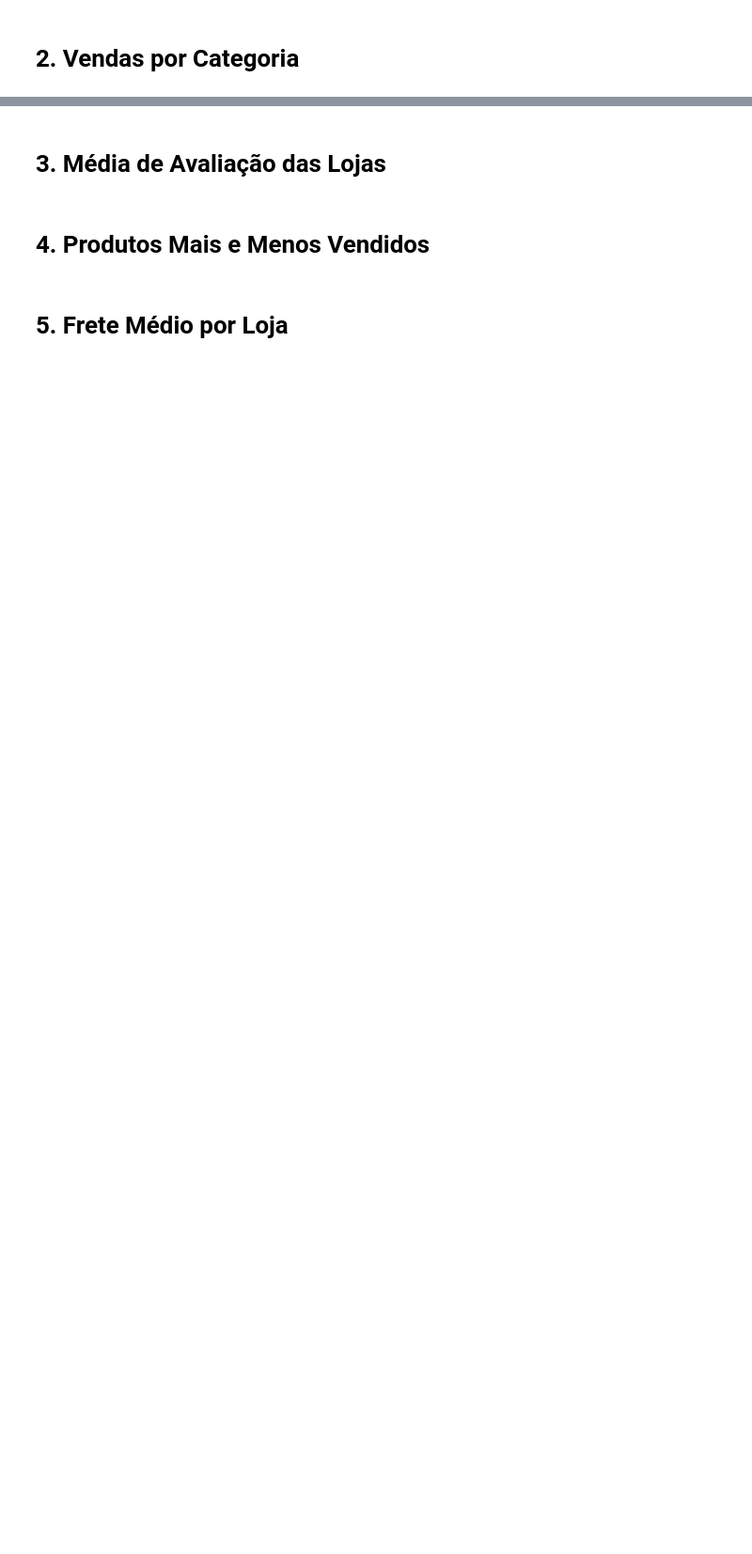
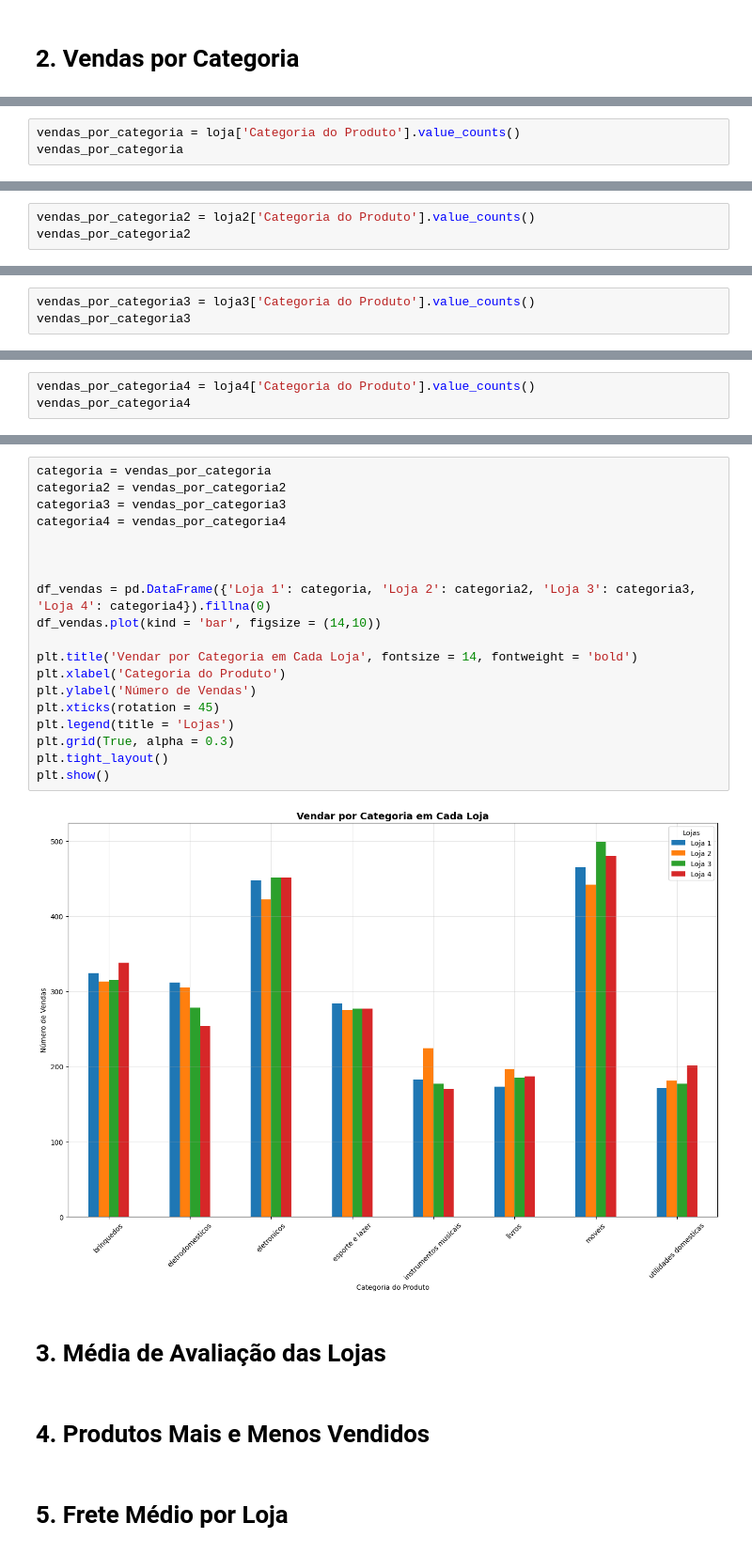
Before and after one commit to Rafael-Henrique07/challenge_alura_store, a Jupyter notebook: Alura_Store.ipynb, the cells around one changed output, grey strips where cells are left out. Shown at 94% size. Drawn from its saved outputs; the diff is of its cells as text; blank space fills up the shorter version.

```diff
--- a/Alura_Store.ipynb
+++ b/Alura_Store.ipynb
@@ -27,0 +76,3 @@ loja.head()
+# %%
+vendas_por_categoria = loja['Categoria do Produto'].value_counts()
+vendas_por_categoria
@@ -27,0 +91,3 @@ loja.head()
+# %%
+vendas_por_categoria2 = loja2['Categoria do Produto'].value_counts()
+vendas_por_categoria2
@@ -27,0 +106,3 @@ loja.head()
+# %%
+vendas_por_categoria3 = loja3['Categoria do Produto'].value_counts()
+vendas_por_categoria3
@@ -27,0 +121,3 @@ loja.head()
+# %%
+vendas_por_categoria4 = loja4['Categoria do Produto'].value_counts()
+vendas_por_categoria4
@@ -28,3 +136,24 @@ loja.head()
+# %%
+categoria = vendas_por_categoria
+categoria2 = vendas_por_categoria2
+categoria3 = vendas_por_categoria3
+categoria4 = vendas_por_categoria4
+
+
+
+df_vendas = pd.DataFrame({'Loja 1': categoria, 'Loja 2': categoria2, 'Loja 3': categoria3, 'Loja 4': categoria4}).fillna(0)
+df_vendas.plot(kind = 'bar', figsize = (14,10))
+
+plt.title('Vendar por Categoria em Cada Loja', fontsize = 14, fontweight = 'bold')
+plt.xlabel('Categoria do Produto')
+plt.ylabel('Número de Vendas')
+plt.xticks(rotation = 45)
+plt.legend(title = 'Lojas')
+plt.grid(True, alpha = 0.3)
+plt.tight_layout()
+plt.show()
+# %% [output]
+[figure, added]
 # %% [markdown]
 # 3. Média de Avaliação das Lojas
 # %% [markdown]
```
Also changed, not shown: parts of 8 cells of this notebook.
